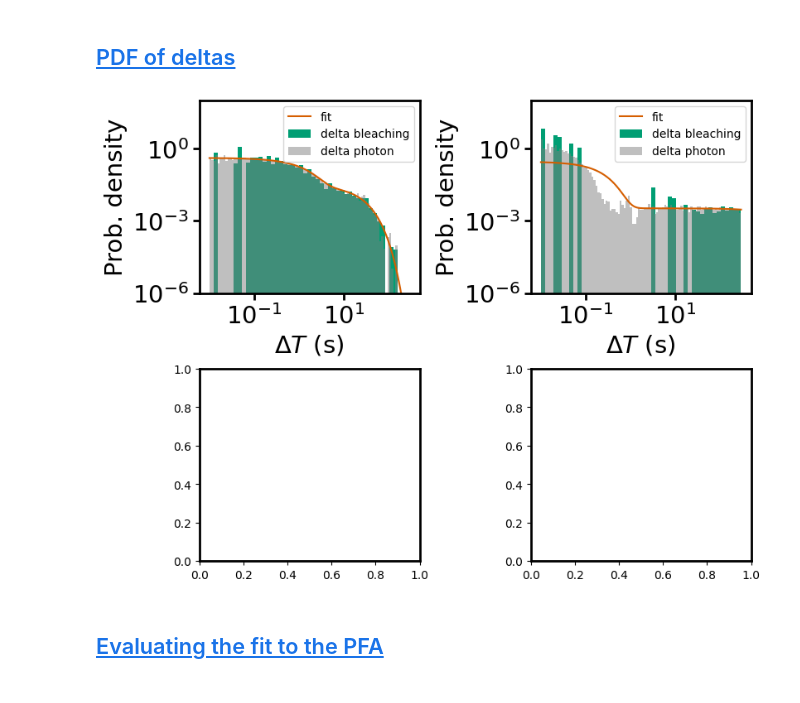
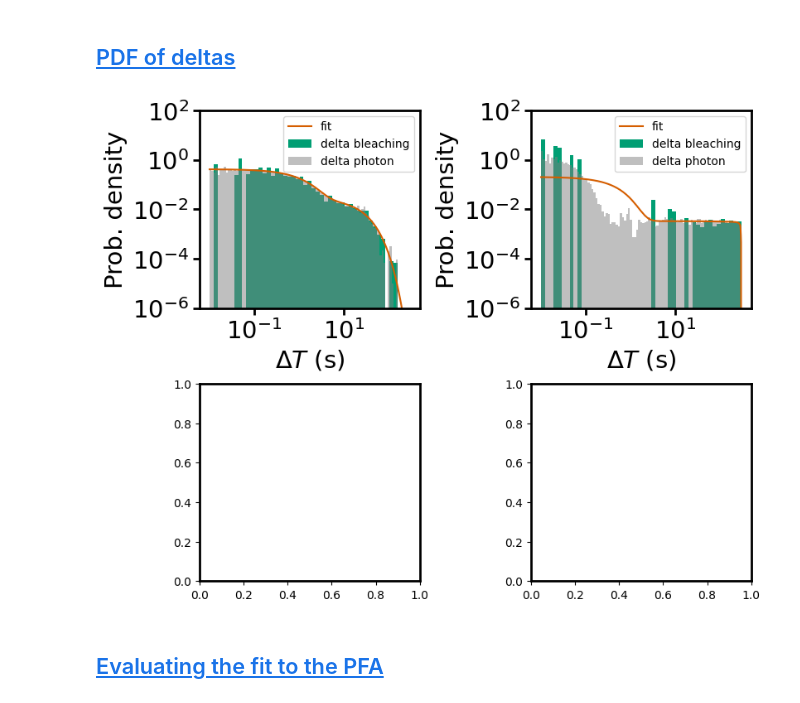
Before and after one commit to super-resolution/Fluopy, a Jupyter notebook: notebooks/Chapter_I/0_5_modeling/2f/3nm.ipynb, the cells around one changed output. Cells and saved outputs as stored; diff of their text form; code cells hidden in the pictures.

```diff
--- a/notebooks/Chapter_I/0_5_modeling/2f/3nm.ipynb
+++ b/notebooks/Chapter_I/0_5_modeling/2f/3nm.ipynb
@@ -49,4 +56,24 @@ delta_bleaching_times = rt.get_delta_bleaching_times(bleaching_times)
 rel_num_not_observed = [
     1 - delta.size / bleaching_times.shape[0] for delta in delta_bleaching_times
 ]
+
 rel_num_not_observed_all = np.sum(rel_num_not_observed) / len(rel_num_not_observed)
+num_not_observed_all = (
+    rel_num_not_observed_all * total_photons * bleaching_times.shape[1]
+)
+
+fair_num_not_observed = []
+fair_rel_num_not_observed = []
+for i, delta in enumerate(delta_bleaching_times):
+    if i == 0:
+        size = bleaching_times.shape[0]
+    else:
+        size = delta_bleaching_times[i - 1].size
+    curr_size = delta_bleaching_times[i].size
+    fair_num_not_observed.append((size - curr_size) * photons_per_f)
+    fair_rel_num_not_observed.append(1 - delta.size / size)
+# the fair_rel_num_not_observed or in general the rel_num_not_observed
+# can be used via fair_rel_num / (1-fair_rel_num), which results in a factor with which
+# the number of observed events has to be multiplied to get the number of missed events
+# however if rel_num is 1, this factor becomes infinite, thats why the photon_per_f
+# approach is better here
@@ -187,47 +271,59 @@ for i, delta in enumerate(delta_photon_arrival_times_binned):
     bin_centers = (bin_edges_log[:-1] + bin_edges_log[1:]) / 2
     # bin_centers = np.insert(bin_centers, 0, 0)
     x = np.logspace(np.log10(0.01), np.log10(300), 1000)
     bins = np.logspace(np.log10(0.01), np.log10(300), 50)
-    if i == z:
-        fi.universal_figure(
-            data=[x, dist.three_expon_mixture_pdf(x, *parameter_dict_exp_mixture[i])],
-            axes=axis,
-            color=red,
-            label="fit",
-        )
+    if i != 0:
+        pfa_cdf_part = dist.Photoswitching_fingerprint_model(
+            params=parameter_dict_pfa, domain=(0, 300)
+        ).cdf_part
+        cdf_part_index = i - 1
+        pdf_marg = dist.ExponentialMixtureMarginalModel(
+            parameter_dict_exp_mixture[i], pfa_cdf_part, cdf_part_index, 300
+        ).pdf
+        use = pdf_marg
     else:
-        fi.universal_figure(
-            data=[x, dist.two_expon_mixture_pdf(x, *parameter_dict_exp_mixture[i])],
-            axes=axis,
-            color=red,
-            label="fit",
-        )
-
+        pdf_non_marg = dist.ExponentialMixtureModel(
+            parameter_dict_exp_mixture[i], domain=(0, 300)
+        ).pdf
+        use = pdf_non_marg
+    fi.universal_figure(
+        data=[x, use(x)],
+        axes=axis,
+        color=red,
+        label="fit",
+    )
     fi.universal_figure(
         type_="hist",
         data=delta_bleaching_times[i],
         axes=axis,
         bins=bins,
         density=True,
         color=green,
         label="delta bleaching",
     )
     fi.universal_figure(
         type_="bar",
         width=bin_widths,
         data=[bin_centers, density],
         axes=axis,
         color="grey",
         label="delta photon",
         xscale="log",
         yscale="log",
         legend=True,
         ylim=[1e-6, 1e2],
         alpha=0.5,
         ylabel="Prob. density",
         xlabel=r"$\Delta T$ (s)",
     )
+
+fig.savefig(
+    saving_to + r"\delta_photon_fits_pdf.png",
+    dpi=300,
+    bbox_inches="tight",
+    pad_inches=0.1,
+)
 # %% [output]
-[figure, old version]
+[figure, new version]
 # %% [markdown]
 ## <a id='toc1_5_'></a>[Evaluating the fit to the PFA](#toc0_)
```
Also changed, not shown: parts of 16 cells of this notebook, 27 other files.
